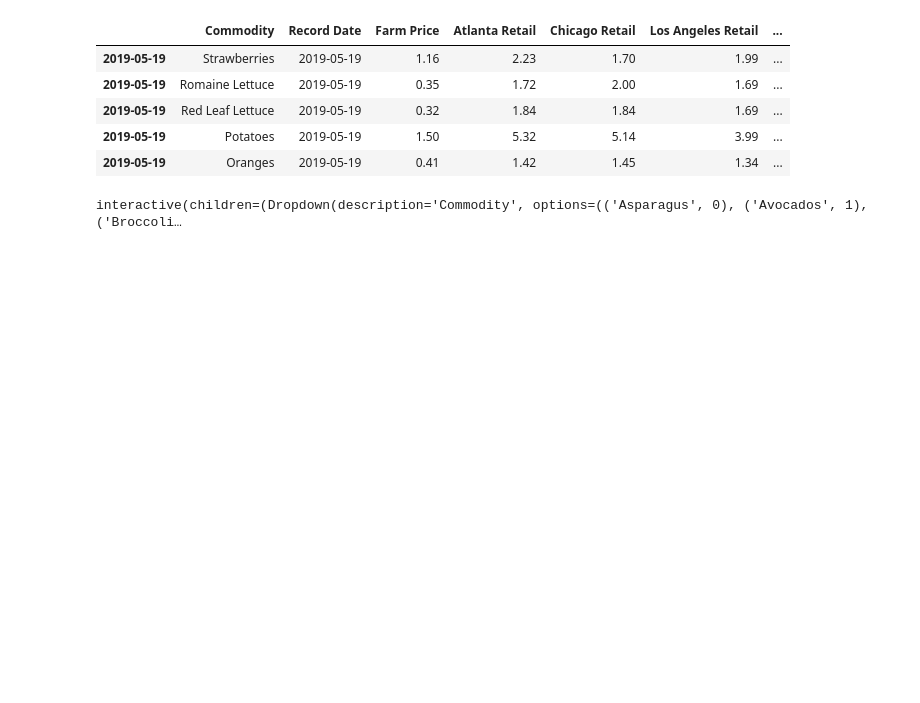
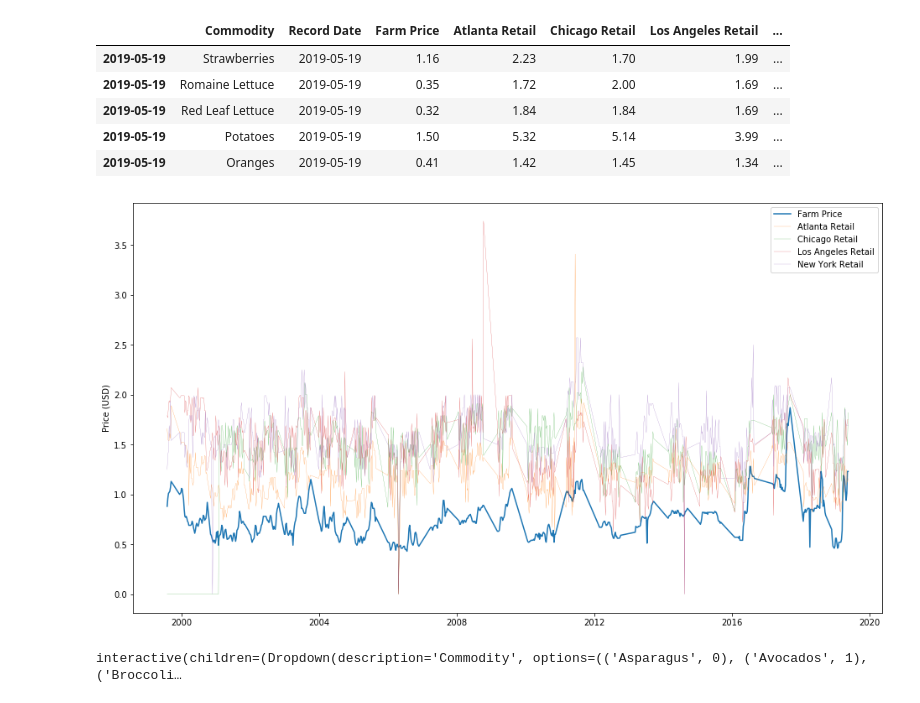
Before and after one commit to jailop/dataplaying, a Jupyter notebook: 2020/scrap_static_sites.ipynb, the cells around one changed output. Drawn from its saved outputs; the diff is of its cells as text; code cells hidden in the pictures; blank space fills up the shorter version.

```diff
--- a/2020/scrap_static_sites.ipynb
+++ b/2020/scrap_static_sites.ipynb
@@ -130,6 +132,10 @@ def maketimeserieplot(commodity):
             plt.plot(subset.index, subset[column], label=column, linewidth=0.2)
     plt.legend()
     plt.ylabel('Price (USD)')
+# %%
+maketimeserieplot('Avocados')
+# %% [output]
+[figure, added]
 # %%
 labels = data.Commodity.sort_values().unique()
 pack = [(label, i) for i, label in enumerate(labels)]
```
Also changed, not shown: parts of 1 cell of this notebook.
